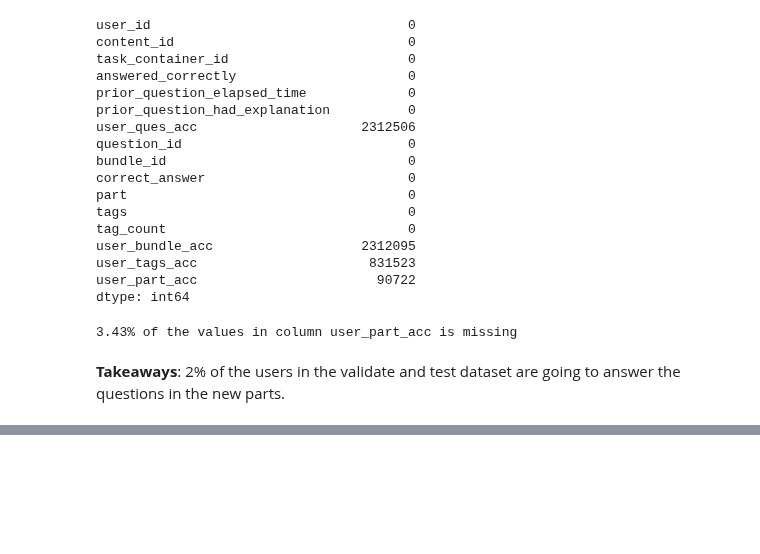
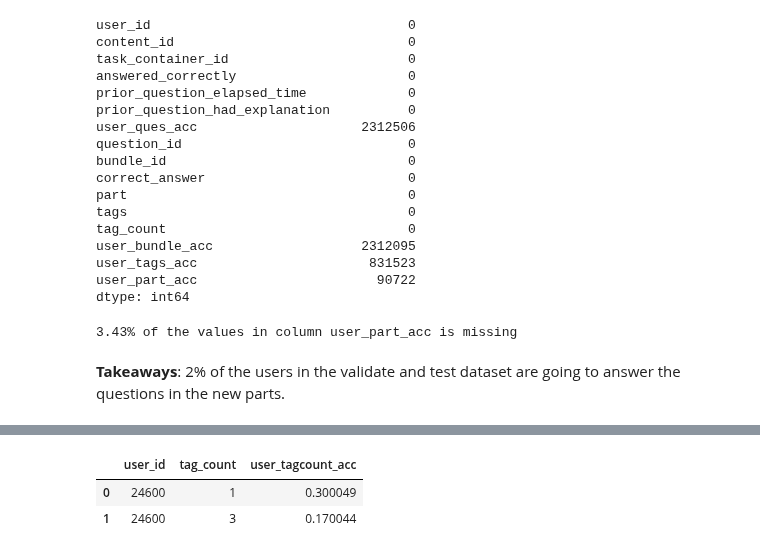
Before and after one commit to Yongliang-Shi/riiid_answer_correctness_prediction, a Jupyter notebook: model.ipynb, the cells around one changed output, grey strips where cells are left out. Saved outputs shown, nothing was run; the diff lists cells and outputs as text; code cells hidden in the pictures; blank space fills up the shorter version.

```diff
--- a/model.ipynb
+++ b/model.ipynb
@@ -724,3 +724,10 @@ print(f"{round((90722*100/df_test.shape[0]),2)}% of the values in column user_pa
 3.43% of the values in column user_part_acc is missing
 # %% [markdown]
 **Takeaways**: 2% of the users in the validate and test dataset are going to answer the questions in the new parts.
+# %%
+%%time
+# Compute the user_tagcount_accuracy
+
+user_tagcount_accuracy = explore.compute_user_tagcount_acc(df_train)
+user_tagcount_accuracy.head(2)
+# %% [output]
@@ -726,0 +736,3 @@ print(f"{round((90722*100/df_test.shape[0]),2)}% of the values in column user_pa
+|  | user_id | tag_count | user_tagcount_acc |
+| 0 | 24600 | 1 | 0.300049 |
+| 1 | 24600 | 3 | 0.170044 |
```
Also changed, not shown: parts of 9 cells of this notebook.
